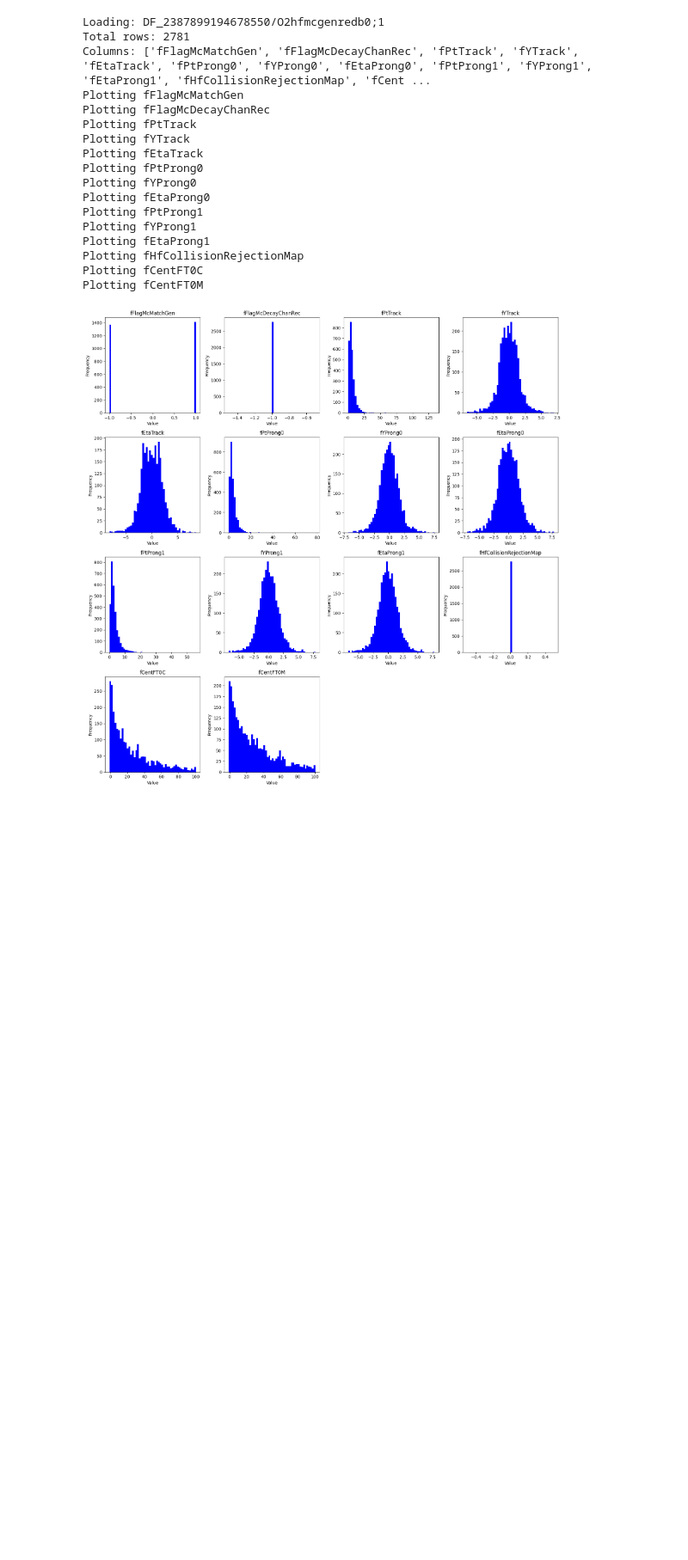
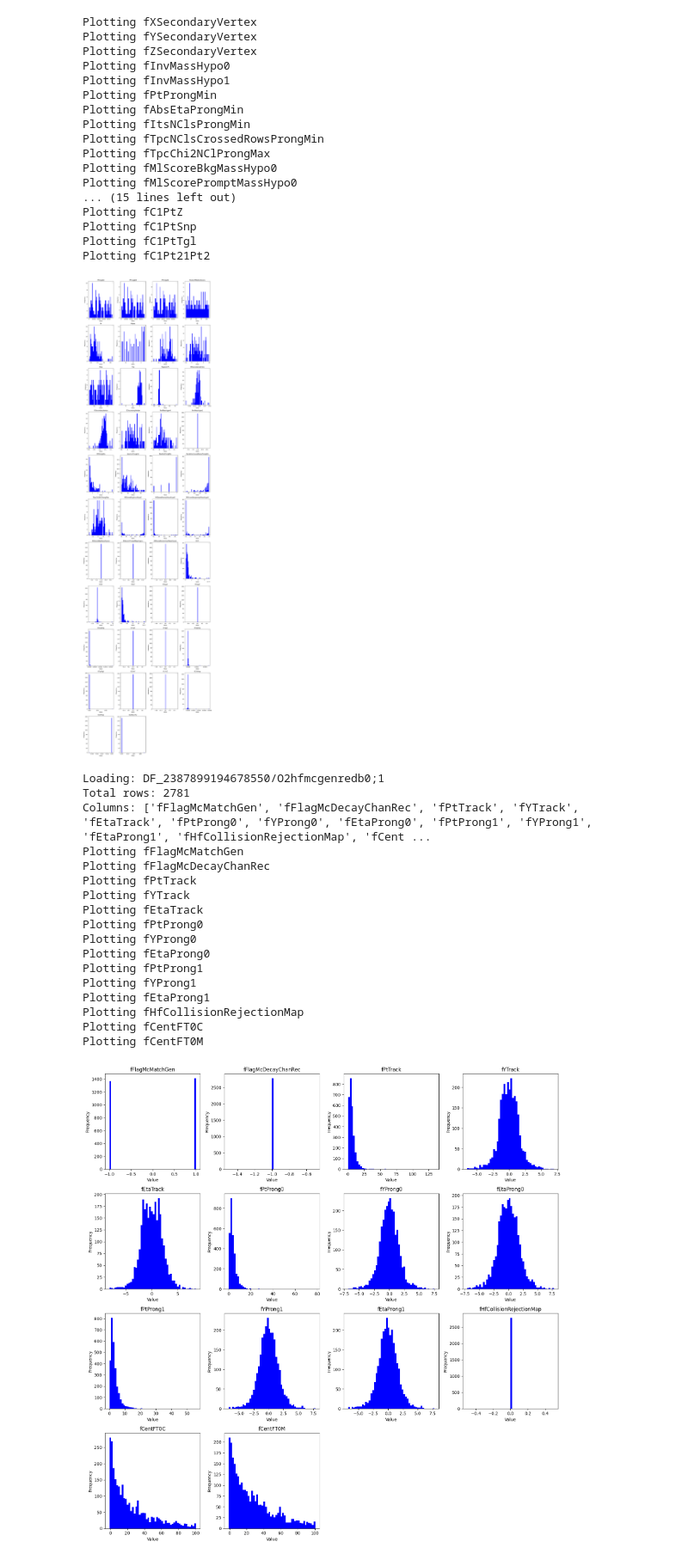
Before and after one commit to Marcellocosti/LocalTestsO2, a Jupyter notebook: B0ToDpPi/MC/DataCreator/Trees.ipynb, the cells around one changed output. Shown at 86% size. Saved outputs shown, nothing was run; the diff lists cells and outputs as text; code cells hidden in the pictures; blank space fills up the shorter version.

```diff
--- a/B0ToDpPi/MC/Trees.ipynb
+++ b/B0ToDpPi/MC/DataCreator/Trees.ipynb
@@ -15,3 +15,39 @@ tab_redtrackbase = "O2hfredtrackbase"
 tab_redtrackcov = "O2hfredtrackcov"
 tab_redtrackpid = "O2hfredtrackpid"
 tab_mcgen = "O2hfmcgenredb0"
+# %%
+dfsData = []
+dfsDataLite = []
+with uproot.open('Tree.root') as f:
+    print(f.keys())
+    for iKey, key in enumerate(f.keys()):
+        if 'O2hfred3prong' in key:
+            print(key)
+            dfData = f[key].arrays(library='pd')
+            dfsData.append(dfData)
+
+full_df = pd.concat([df for df in dfsData], ignore_index=True)
+print(f"len(full_df): {len(full_df)}")
+print(f"Columns: {full_df.columns.tolist()}")
+
+n_columns = len(full_df.columns)
+n_rows = (n_columns // 4) + (1 if n_columns % 4 else 0)
+
+fig, axes = plt.subplots(n_rows, 4, figsize=(15, 5 * n_rows))
+axes = axes.flatten()
+for i, column in enumerate(full_df.columns):
+    print(f"Plotting {column}")
+    axes[i].hist(full_df[column], bins=50, color='blue') #, density=True)
+    axes[i].set_title(f'{column}')
+    axes[i].set_xlabel('Value')
+    axes[i].set_ylabel('Frequency')
+    # axes[i].set_yscale('log')
+    axes[i].legend()  # Add legend to the current axis
+
+# Remove unused axes if any
+for i in range(n_columns, len(axes)):
+    fig.delaxes(axes[i])
+
+plt.tight_layout()
+plt.show()
+# %% [output]
@@ -18,3 +71,21 @@ tab_mcgen = "O2hfmcgenredb0"
+Plotting fXSecondaryVertex
+Plotting fYSecondaryVertex
+Plotting fZSecondaryVertex
+Plotting fInvMassHypo0
+Plotting fInvMassHypo1
+Plotting fPtProngMin
+Plotting fAbsEtaProngMin
+Plotting fItsNClsProngMin
+Plotting fTpcNClsCrossedRowsProngMin
+Plotting fTpcChi2NClProngMax
+Plotting fMlScoreBkgMassHypo0
+Plotting fMlScorePromptMassHypo0
+... (15 lines left out)
+Plotting fC1PtZ
+Plotting fC1PtSnp
+Plotting fC1PtTgl
+Plotting fC1Pt21Pt2
+[figure, added]
 # %%
 import uproot
 import pandas as pd
```
Also changed, not shown: parts of 9 cells of this notebook, 54 other files.
